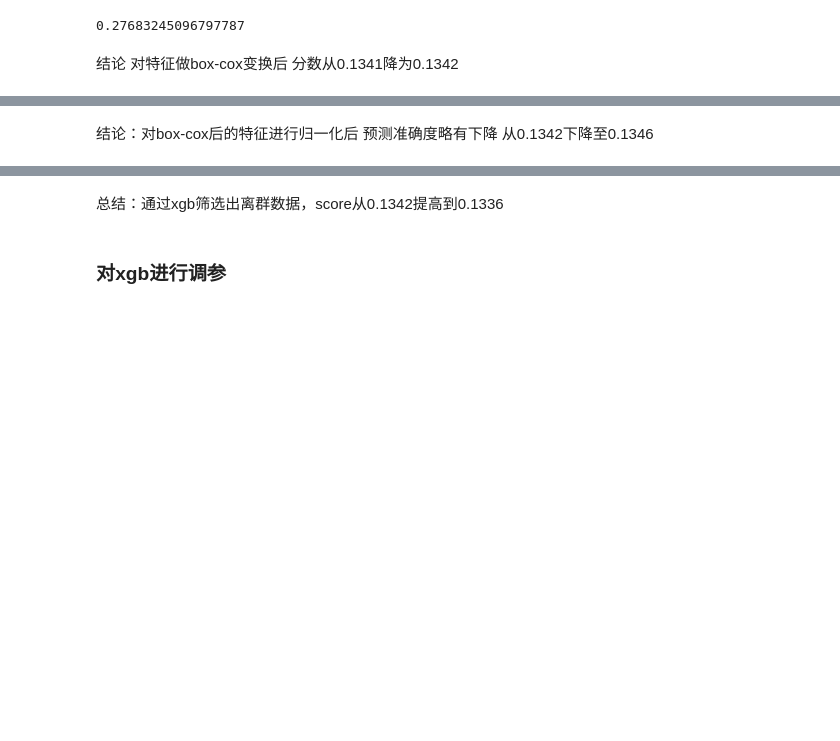
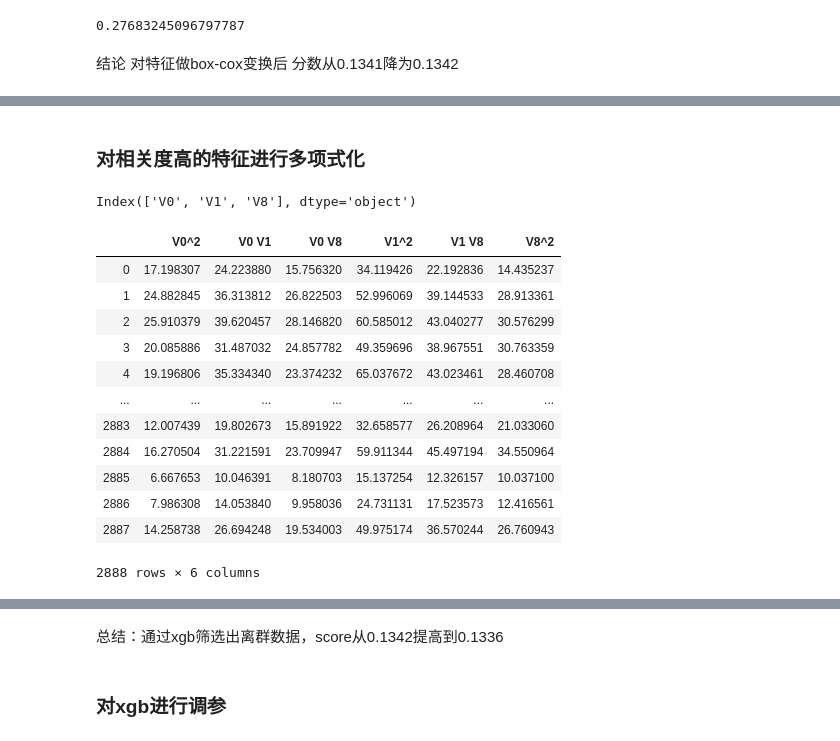
Before and after one commit to mengdaxing/vapor_forcast, a Jupyter notebook: data_analysis.ipynb, the cells around one changed output, grey strips where cells are left out. Drawn from its saved outputs; the diff is of its cells as text; code cells hidden in the pictures; blank space fills up the shorter version.

Commit message:
add polynomial analysis

```diff
--- a/data_analysis.ipynb
+++ b/data_analysis.ipynb
@@ -434,2 +413,33 @@ result_to_save(y_predict,'./re/y_predict_1.txt')
-# %% [markdown]
-结论：对box-cox后的特征进行归一化后 预测准确度略有下降 从0.1342下降至0.1346
+# %% [markdown]
+### 对相关度高的特征进行多项式化
+# %%
+all_data_box_cox=pd.read_csv('./re/all_data_box_cox.txt')
+feature_thresholding=0.75
+all_data_box_cox_train=all_data_box_cox[all_data_box_cox['type']=='train'].drop(['type'],axis=1)
+target_corr=all_data_box_cox_train.corr('spearman')['target']
+high_relation_features=target_corr[target_corr>feature_thresholding].index[:-1]
+print(high_relation_features)
+# %% [output]
+Index(['V0', 'V1', 'V8'], dtype='object')
+# %%
+poly=PolynomialFeatures(degree=2,interaction_only=False)
+poly_features=poly.fit_transform(all_data_box_cox_train[high_relation_features])
+# %%
+poly_df=pd.DataFrame(data=poly_features,columns=poly.get_feature_names(high_relation_features)).iloc[:,1:]
+train_poly_df=poly_df.drop(labels=high_relation_features,axis=1)
+# %%
+train_poly_df
+# %% [output]
+|  | V0^2 | V0 V1 | V0 V8 | V1^2 | V1 V8 | V8^2 |
+| 0 | 17.198307 | 24.223880 | 15.756320 | 34.119426 | 22.192836 | 14.435237 |
+| 1 | 24.882845 | 36.313812 | 26.822503 | 52.996069 | 39.144533 | 28.913361 |
+| 2 | 25.910379 | 39.620457 | 28.146820 | 60.585012 | 43.040277 | 30.576299 |
+| 3 | 20.085886 | 31.487032 | 24.857782 | 49.359696 | 38.967551 | 30.763359 |
+| 4 | 19.196806 | 35.334340 | 23.374232 | 65.037672 | 43.023461 | 28.460708 |
+| ... | ... | ... | ... | ... | ... | ... |
+| 2883 | 12.007439 | 19.802673 | 15.891922 | 32.658577 | 26.208964 | 21.033060 |
+| 2884 | 16.270504 | 31.221591 | 23.709947 | 59.911344 | 45.497194 | 34.550964 |
+| 2885 | 6.667653 | 10.046391 | 8.180703 | 15.137254 | 12.326157 | 10.037100 |
+| 2886 | 7.986308 | 14.053840 | 9.958036 | 24.731131 | 17.523573 | 12.416561 |
+| 2887 | 14.258738 | 26.694248 | 19.534003 | 49.975174 | 36.570244 | 26.760943 |
+2888 rows × 6 columns
```
Also changed, not shown: parts of 21 cells of this notebook.
